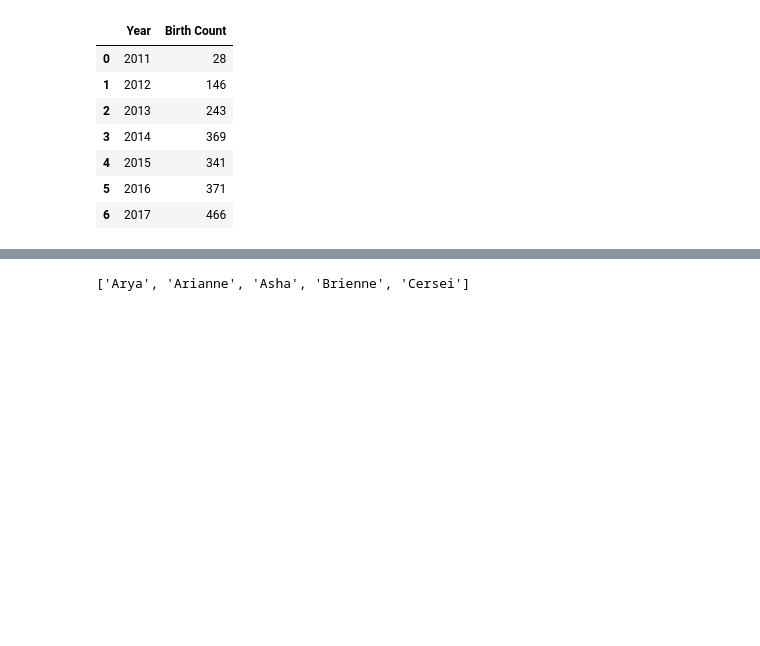
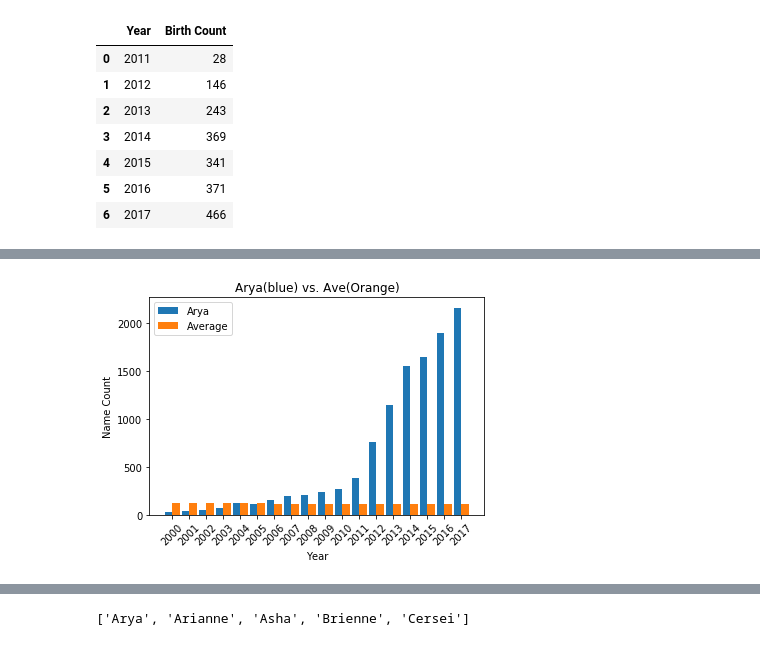
Before and after one commit to nsetnik0703/nightwatch, a Jupyter notebook: NamesGoTmatplot.ipynb, the cells around one changed output, grey strips where cells are left out. Cells and saved outputs as stored; diff of their text form; code cells hidden in the pictures; blank space fills up the shorter version.

```diff
--- a/NamesGoTmatplot.ipynb
+++ b/NamesGoTmatplot.ipynb
@@ -257,0 +267,4 @@ Adding an axes using the same arguments as a previous axes currently reuses the
+# %%
+compareToAverage(aryadf, label="Arya",title="Arya(blue) vs. Ave(Orange)")
+plt.savefig("Graph_Images/GoT/arya_vs_average.png")
+# %% [output]
@@ -257,0 +273 @@ Adding an axes using the same arguments as a previous axes currently reuses the
+[figure, added]
```
Also changed, not shown: parts of 10 cells of this notebook, 5 other files.
